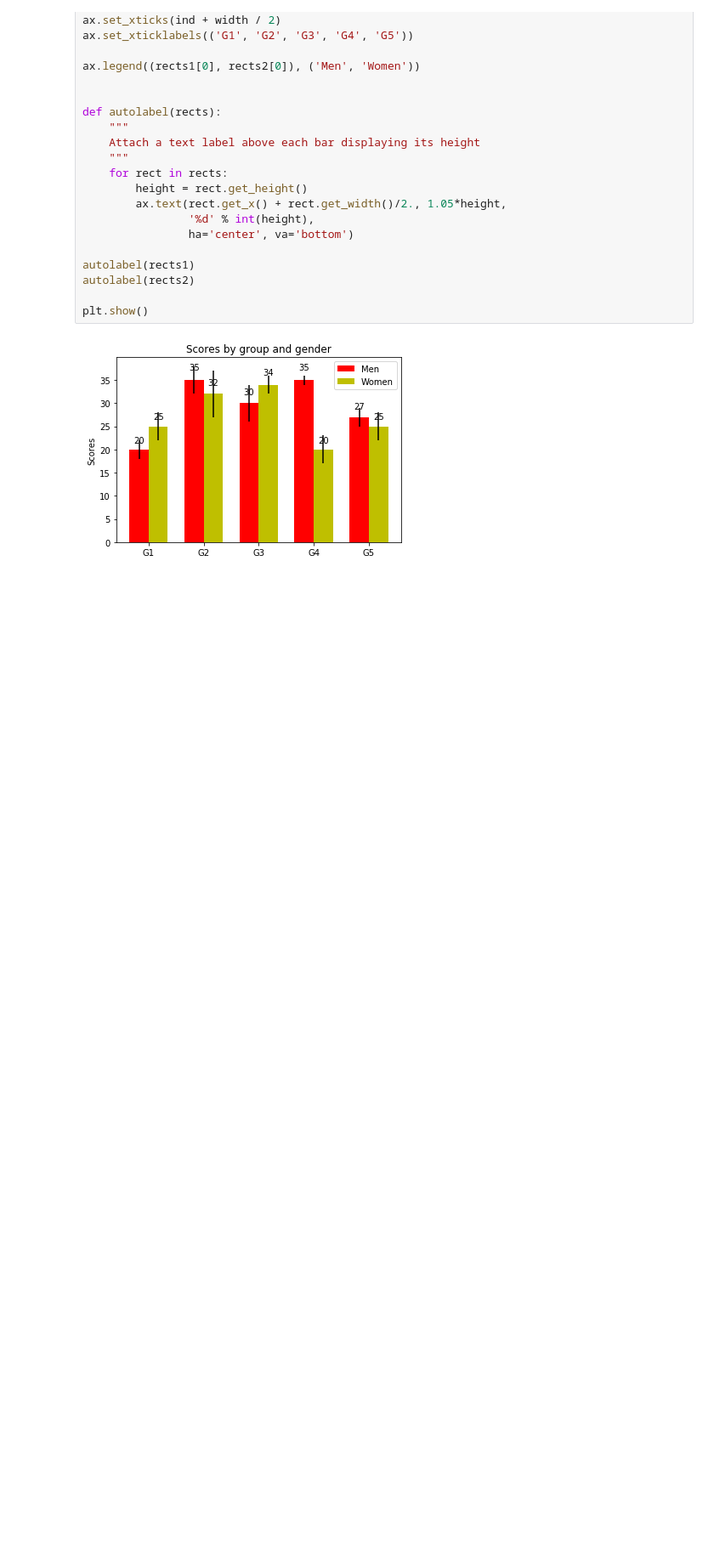
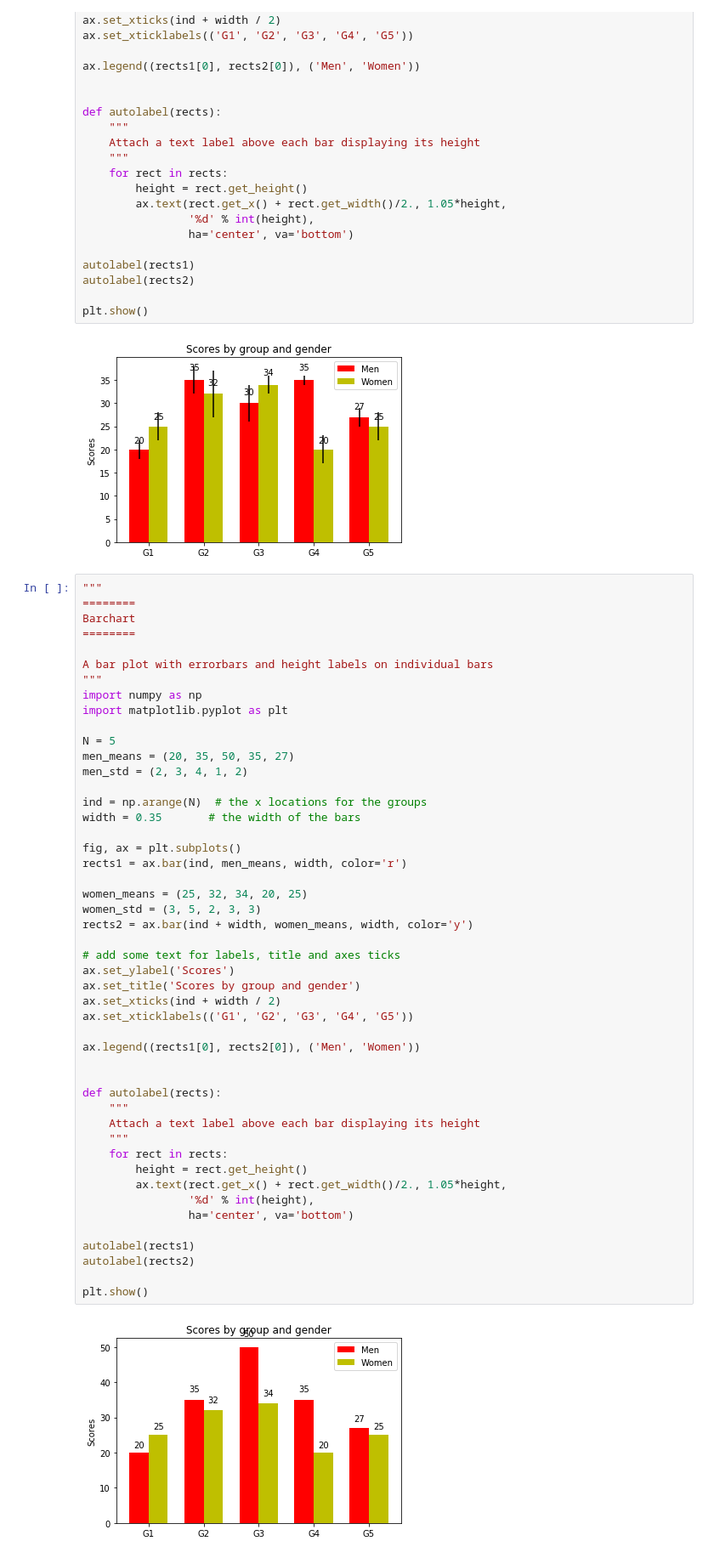
Before and after one commit to drajanikant/Python-programs, a Jupyter notebook: use cases/use case 4.ipynb, the cells around one changed output. Shown: that part at 85% size. Drawn from its saved outputs; the diff is of its cells as text; blank space fills up the shorter version.

```diff
--- a/use cases/use case 4.ipynb
+++ b/use cases/use case 4.ipynb
@@ -52,3 +52,53 @@ autolabel(rects2)
 plt.show()
 # %% [output]
 [figure]
+# %%
+"""
+========
+Barchart
+========
+
+A bar plot with errorbars and height labels on individual bars
+"""
+import numpy as np
+import matplotlib.pyplot as plt
+
+N = 5
+men_means = (20, 35, 50, 35, 27)
+men_std = (2, 3, 4, 1, 2)
+
+ind = np.arange(N)  # the x locations for the groups
+width = 0.35       # the width of the bars
+
+fig, ax = plt.subplots()
+rects1 = ax.bar(ind, men_means, width, color='r')
+
+women_means = (25, 32, 34, 20, 25)
+women_std = (3, 5, 2, 3, 3)
+rects2 = ax.bar(ind + width, women_means, width, color='y')
+
+# add some text for labels, title and axes ticks
+ax.set_ylabel('Scores')
+ax.set_title('Scores by group and gender')
+ax.set_xticks(ind + width / 2)
+ax.set_xticklabels(('G1', 'G2', 'G3', 'G4', 'G5'))
+
+ax.legend((rects1[0], rects2[0]), ('Men', 'Women'))
+
+
+def autolabel(rects):
+    """
+    Attach a text label above each bar displaying its height
+    """
+    for rect in rects:
+        height = rect.get_height()
+        ax.text(rect.get_x() + rect.get_width()/2., 1.05*height,
+                '%d' % int(height),
+                ha='center', va='bottom')
+
+autolabel(rects1)
+autolabel(rects2)
+
+plt.show()
+# %% [output]
+[figure, added]
```
Also changed, not shown: parts of 3 cells of this notebook, 2 other files.
